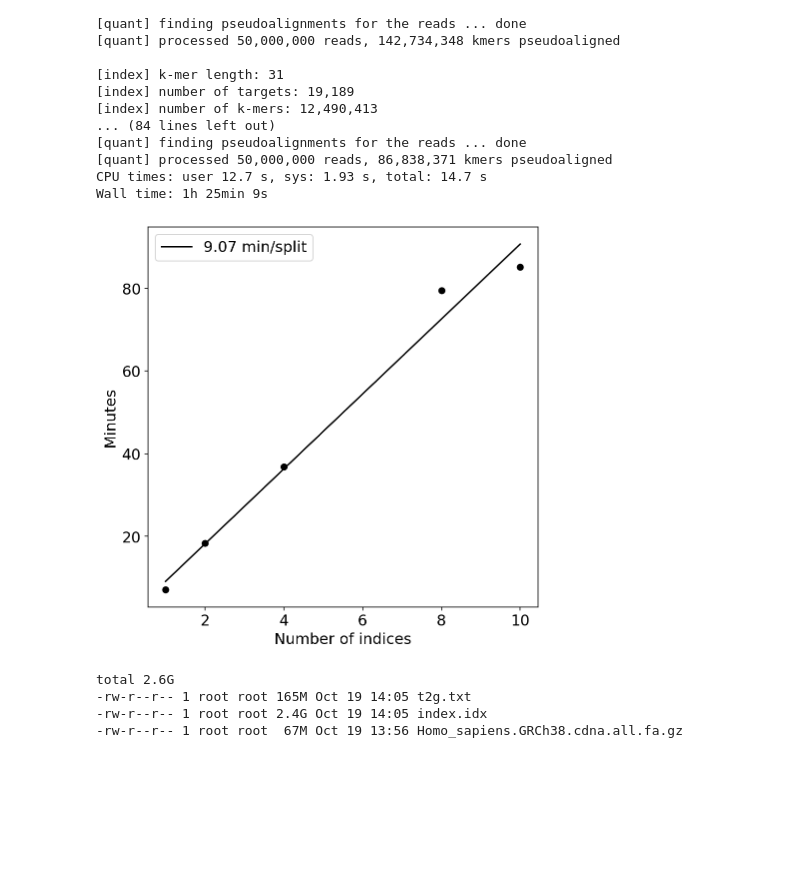
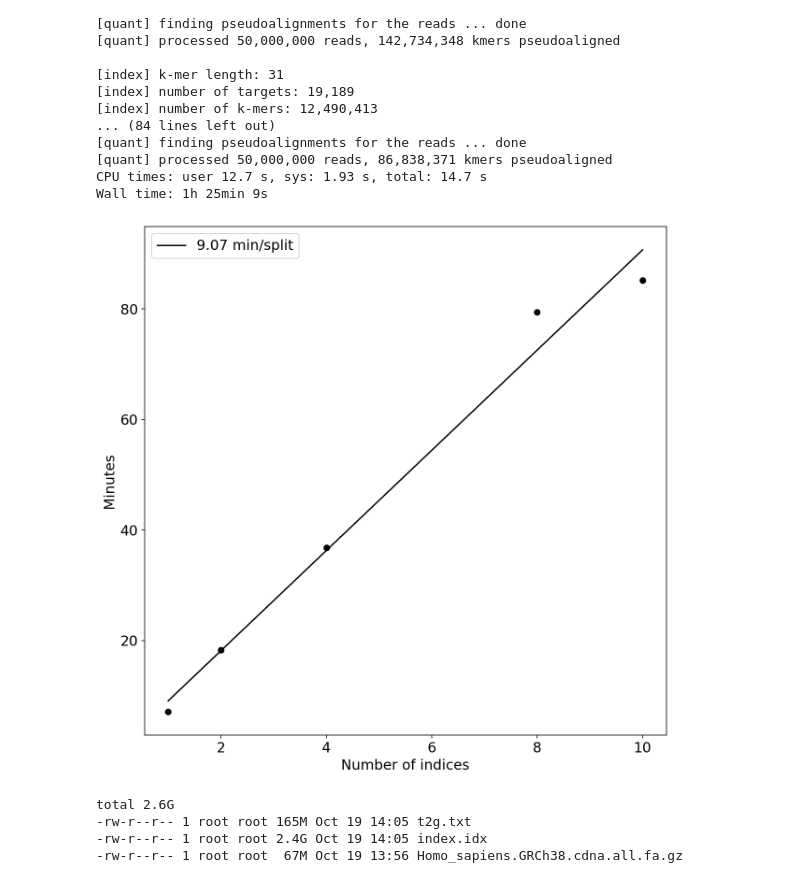
Before and after one commit to pachterlab/MBGBLHGP_2019, a Jupyter notebook: notebooks/merge/split_runtime.ipynb, the cells around one changed output. Drawn from its saved outputs; the diff is of its cells as text; code cells hidden in the pictures; blank space fills up the shorter version.

Commit message:
save figure

```diff
--- a/notebooks/merge/split_runtime.ipynb
+++ b/notebooks/merge/split_runtime.ipynb
@@ -396,26 +396,27 @@ fsize=15
 plt.rcParams.update({'font.size': fsize})
 %config InlineBackend.figure_format = 'retina'
 # %%
-fig,ax = plt.subplots(figsize=(7,7))
+fig,ax = plt.subplots(figsize=(10,10))
 x = nd(num_i)
 y = nd(times)/60
 X, Y = x.reshape(-1,1), y.reshape(-1,1)
 lr = LinearRegression().fit(X, Y)
 
 ax.scatter(x, y, color="k")
 ax.plot(X, lr.predict(X), color="k", label=f"{lr.coef_[0][0]:.2f} min/split")
 
 kwd = {
     "xlabel": "Number of indices",
     "ylabel": "Minutes"
 }
 
 ax.set(**kwd)
 ax.legend()
+plt.savefig("./graph.png",bbox_inches='tight', dpi=300)
 
 fig.show()
 # %% [output]
-[figure, old version]
+[figure, new version]
 # %%
 ! ls -lht ./ref/full
 # %% [output]
```
